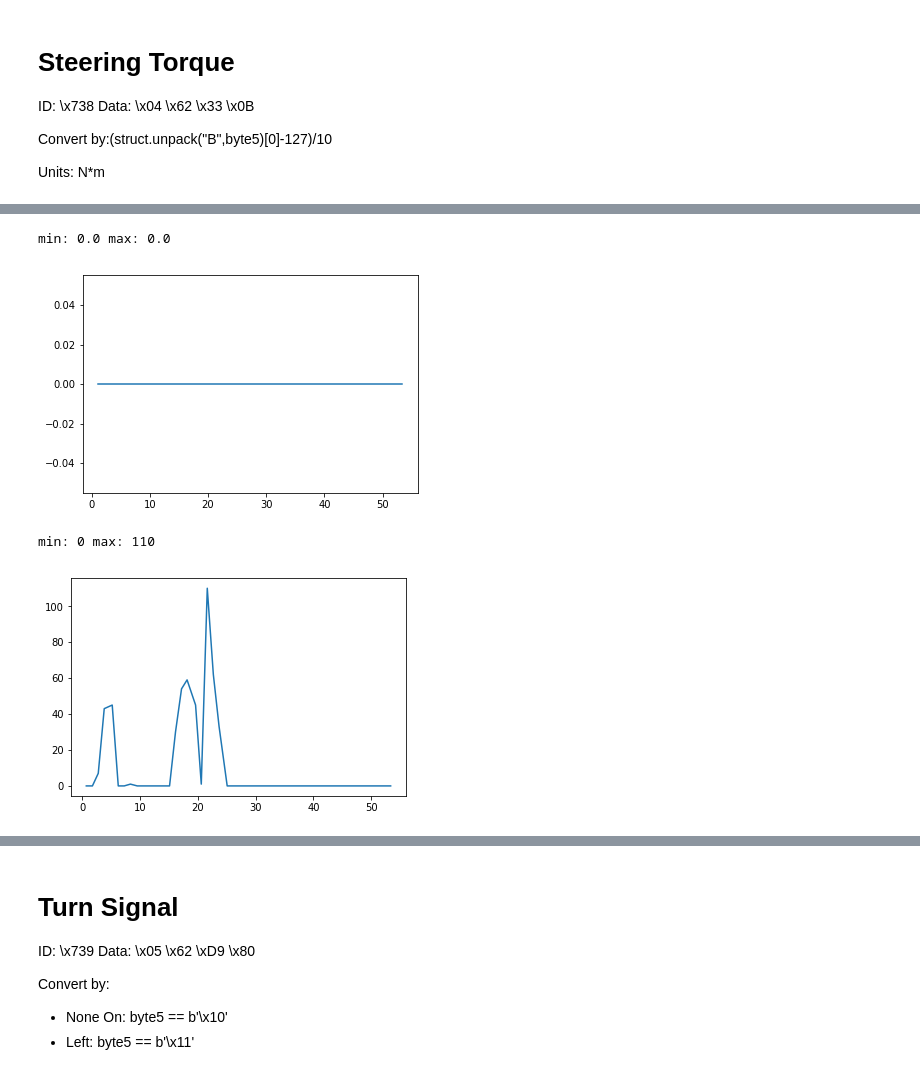
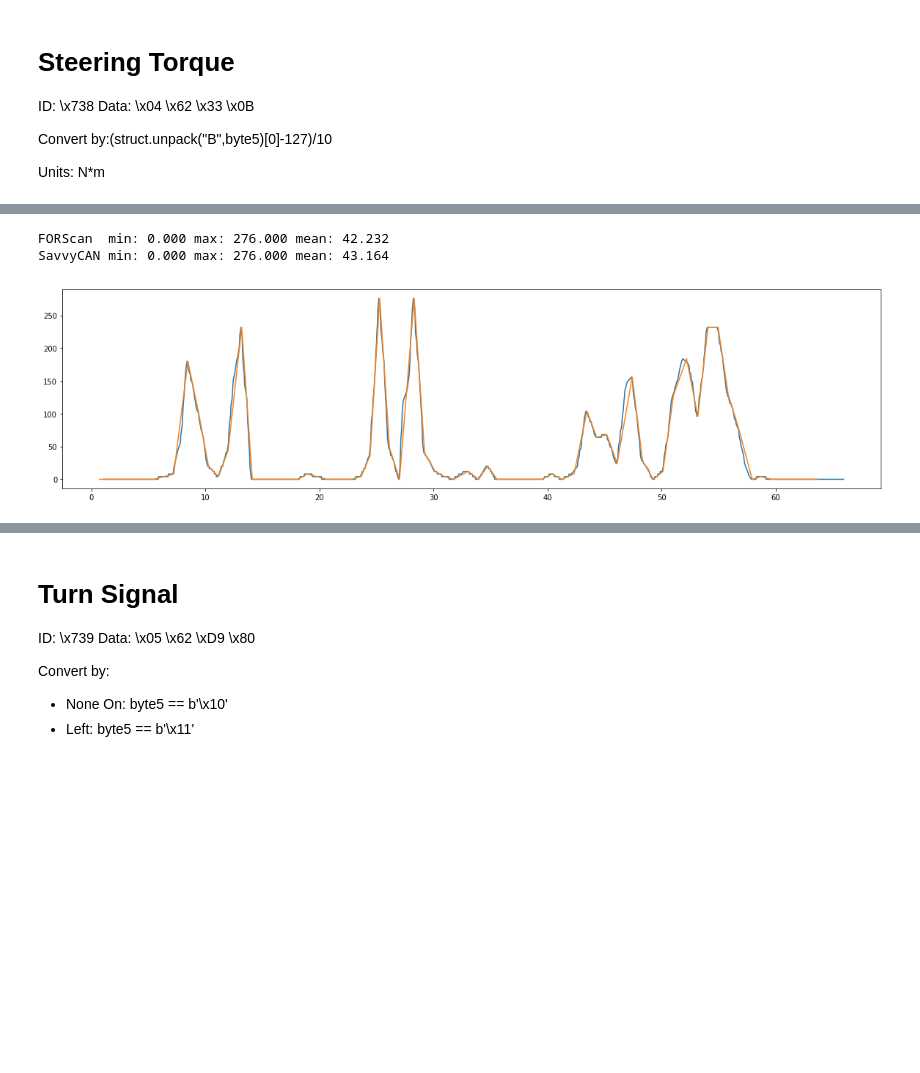
Before and after one commit to denck007/DrivingRecorder, a Jupyter notebook: RE_forscan_vs_savvycan.ipynb, the cells around one changed output, grey strips where cells are left out. Saved outputs shown, nothing was run; the diff lists cells and outputs as text; code cells hidden in the pictures; blank space fills up the shorter version.

```diff
--- a/RE_forscan_vs_savvycan.ipynb
+++ b/RE_forscan_vs_savvycan.ipynb
@@ -6,9 +6,10 @@ import pandas as pd
 import matplotlib.pyplot as plt
 import numpy as np
 import struct
+plt.rcParams['figure.figsize'] = [20,5]
 # %%
-fnameFORScan = "~/car/CANDumps/steeringTest_forscan_20180604_01.csv"
-fnameSavvyCAN = "~/car/CANDumps/steeringTest_SavvyCAN_20180604_01.csv"
+fnameFORScan = "~/car/CANDumps/LiveData_2018-07-27_21.14.04.csv"
+fnameSavvyCAN = "~/car/CANDumps/savvycan_drivingdump_20180727.csv"
 # %%
 def readFORScan(fname):
     '''
@@ -18,7 +19,7 @@ def readFORScan(fname):
     |  <time>  | <val> | <val> | ... | <val> |
     '''
 
-    delimiters = [",",";"]
+    delimiters = [";",","]
     for delim in delimiters:
         try:
             data = pd.read_csv(fnameFORScan,delimiter=delim)
@@ -35,7 +36,7 @@ def readFORScan(fname):
     data = data.rename(index=bytes,columns=newCols)
     data = data[data.time>1000] # eliminate the first second of data, may have bad values
     data = data.reset_index(drop=True) # reset the inde
-    for c in cols:
+    for c in data.columns:
         if data[c][0] == "Off" or data[c][0] == "On":
             data[c][data[c] == "Off"] = 0
             data[c][data[c] == "On"] = 1
@@ -154,17 +161,22 @@ Units: rev/min
 # %%
 speed = dfs[(dfs["ID"]==b"\x00\x00\x07\x38") & (dfs["D1"]==b"\x04")& (dfs["D2"]==b"\x62")& (dfs["D3"]==b"\x33")& (dfs["D4"]==b"\x01")]
 speed = speed.reset_index(drop=True)
 
-print("min: {} max: {}".format(dff["STR_ROT_SPD"].min(),dff["STR_ROT_SPD"].max()))
-plt.plot(dff["time"],dff["STR_ROT_SPD"])
+s = speed.apply(lambda row: convertTo_uint8(row["D5"])[0],axis=1)
+
+f = np.array(dff["STR_ROT_SPD"])
+f_time = np.array(dff["time"])
+s = np.array(s)
+s_time = np.array(speed["Time Stamp"])
+s_converted = s*4
+
+print("FORScan  min: {:.3f} max: {:.3f} mean: {:.3f}".format(f.min(),f.max(),f.mean()))
+print("SavvyCAN min: {:.3f} max: {:.3f} mean: {:.3f}".format(s_converted.min(),s_converted.max(),s_converted.mean()))
+
+plt.plot(f_time,f)
+plt.plot(s_time,s_converted)
 plt.show()
-
-s = speed.apply(lambda row: convertTo_uint8(row["D5"])[0],axis=1)
-print("min: {} max: {}".format(s.min(),s.max()))
-plt.plot(torque["Time Stamp"],s)
-plt.show()
 # %% [output]
-min: 0.0 max: 0.0
+FORScan  min: 0.000 max: 276.000 mean: 42.232
+SavvyCAN min: 0.000 max: 276.000 mean: 43.164
-[figure, old version]
+[figure, new version]
-min: 0 max: 110
-[figure, removed]
```
Also changed, not shown: parts of 29 cells of this notebook, 1 other file.
